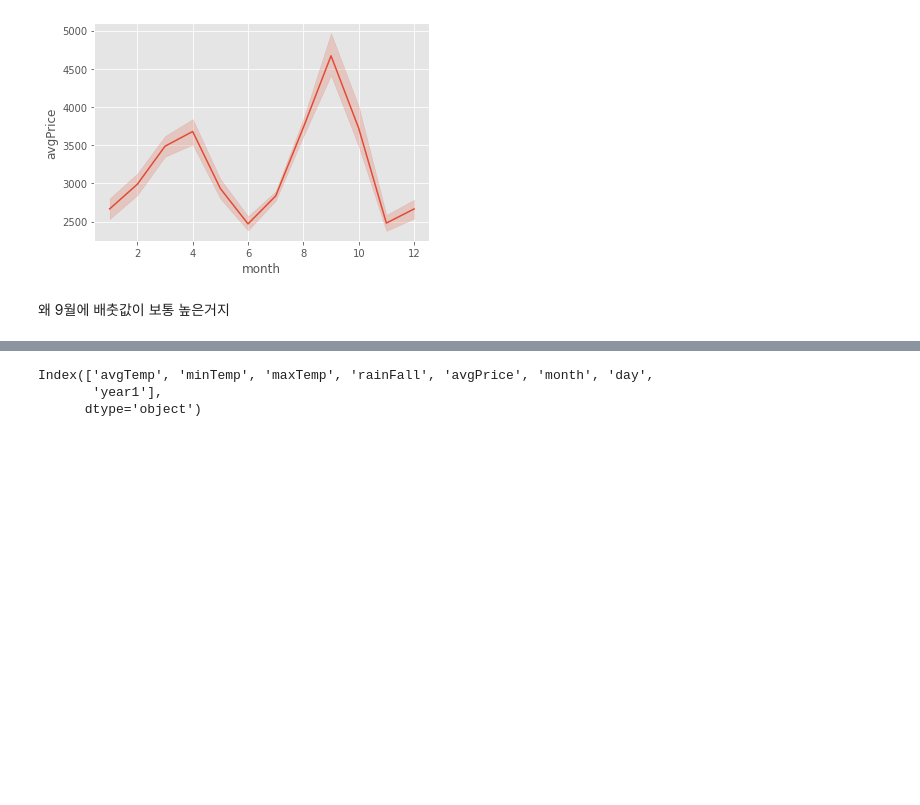
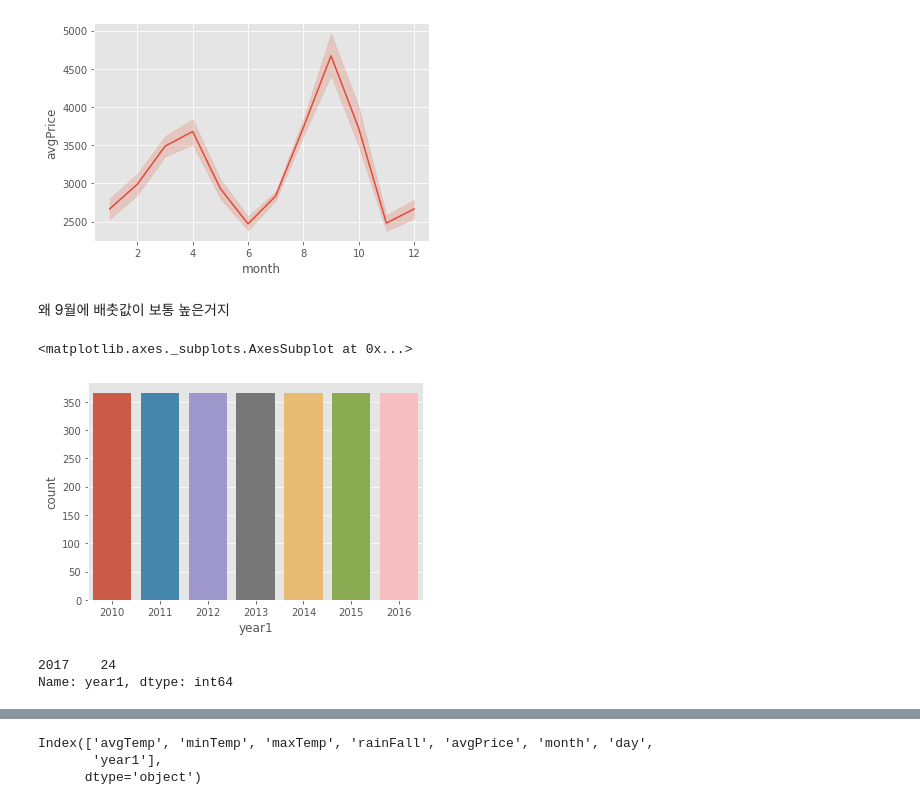
Before and after one commit to jiin124/4th_kaggle_study, a Jupyter notebook: 5주차/선형회귀_실습_배추가격_예측.ipynb, the cells around one changed output, grey strips where cells are left out. Saved outputs shown, nothing was run; the diff lists cells and outputs as text; code cells hidden in the pictures; blank space fills up the shorter version.

```diff
--- a/5주차/선형회귀_실습_배추가격_예측.ipynb
+++ b/5주차/선형회귀_실습_배추가격_예측.ipynb
@@ -168,3 +170,13 @@ sns.lineplot(data=train,x='month',y='avgPrice')
 [figure]
 # %% [markdown]
 왜 9월에 배춧값이 보통 높은거지
+# %%
+sns.countplot(data=train,x='year1')
+# %% [output]
+<matplotlib.axes._subplots.AxesSubplot at 0x...>
+[figure, added]
+# %%
+test['year1'].value_counts()
+# %% [output]
+2017    24
+Name: year1, dtype: int64
```
Also changed, not shown: parts of 59 cells of this notebook.
